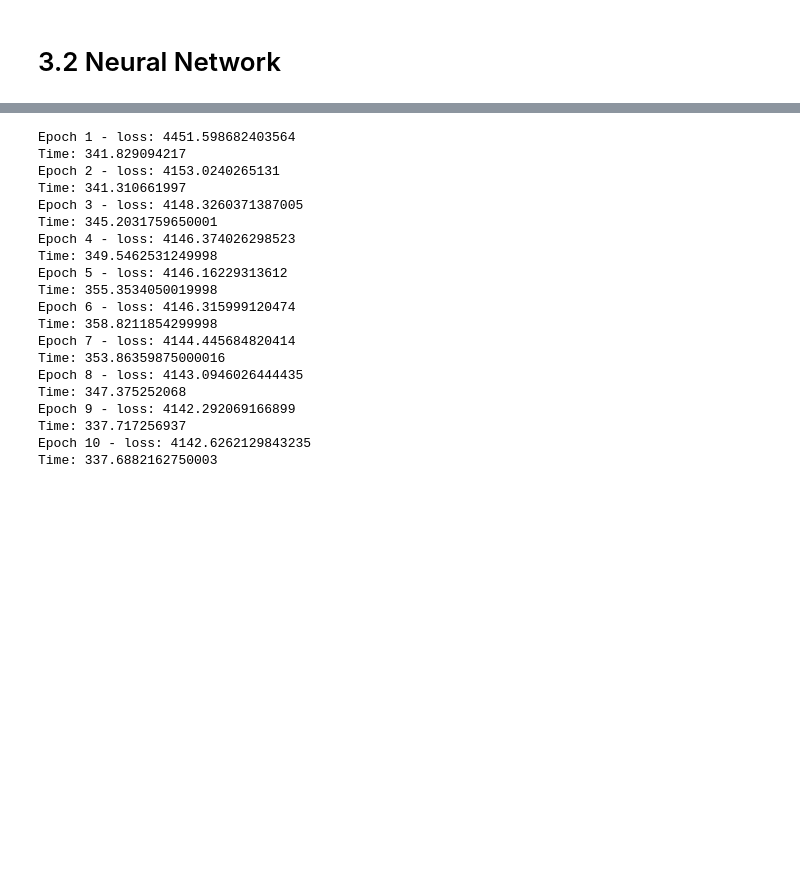
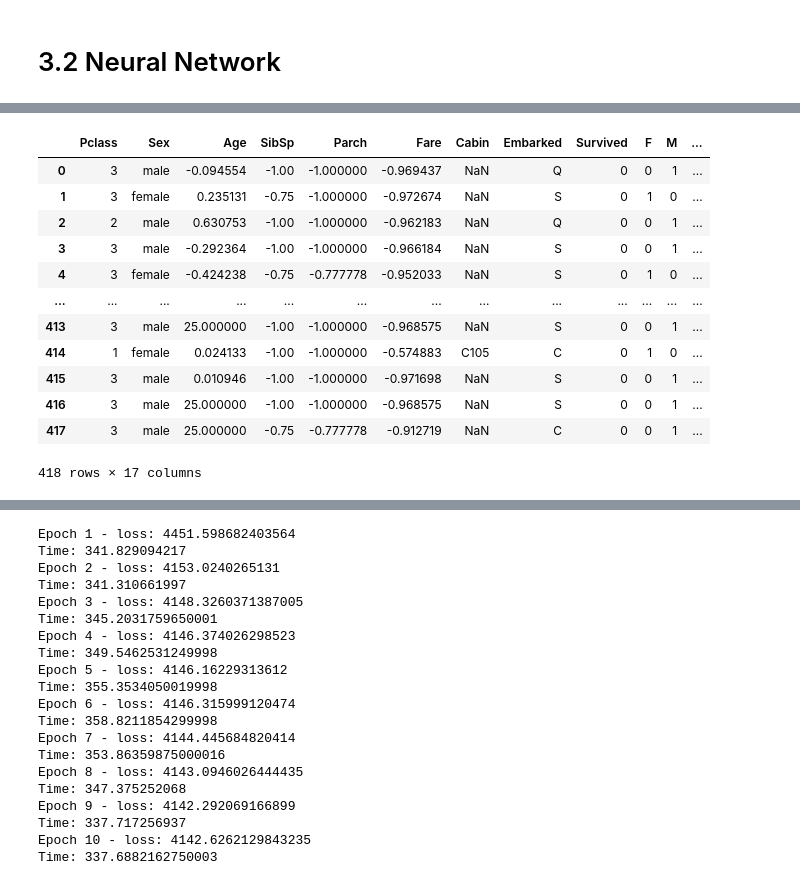
Before and after one commit to joehyunkim5/MLPractice, a Jupyter notebook: titanic.ipynb, the cells around one changed output, grey strips where cells are left out. Saved outputs shown, nothing was run; the diff lists cells and outputs as text; code cells hidden in the pictures; blank space fills up the shorter version.

```diff
--- a/titanic.ipynb
+++ b/titanic.ipynb
@@ -25,7 +25,16 @@ def get_dense_array(ratings_df):
     return ratings
 # %%
 train = get_train_data()
-train.drop(columns = ['PassengerId', 'Name', 'Ticket'])
+train_survived = train.Survived
+train = train.drop(columns = ['PassengerId', 'Name', 'Ticket'])
+
+test = get_test_data()
+test_id = test.PassengerId
+test = test.drop(columns = ['PassengerId', 'Name', 'Ticket'])
+
+train_survived_df, val_survived_df, test_survived_df = split_train_val_test(train)
+
+
 # movies = get_movie_data()
 # ratings = get_rating_data()
 # train_ratings_df, val_ratings_df, test_ratings_df = split_train_val_test(ratings)
@@ -68,7 +63,7 @@ from torch import nn
 import torch.nn.functional as F
 # %%
 from sklearn.preprocessing import MinMaxScaler
-def min_max_normalize(df, ignore_cols=['survived, PassengerId']):
+def min_max_normalize(df, ignore_cols=[]):
     ''' Applies min-max normalization to numerical features in df.
 
     Values are scaled to [-1, 1]
@@ -87,17 +82,25 @@ def min_max_normalize(df, ignore_cols=['survived, PassengerId']):
 # 2. Calculate average rating for a movie and user
 def process_features(df_old):
     df = df_old.copy()
-    df_num = min_max_normalize(df)
+    df_num = min_max_normalize(df, ['Pclass', 'Survived'])
     #PassengerId - Survived - Pclass - Name - Sex - Ae- SibSp - Parch - Ticket - Fare - Cabin - Embarked
-    df['age'] = df_num.Age
+    df['Age'] = df_num.Age
     df['Fare']= df_num.Fare
     df['SibSp'] = df_num.SibSp
     df['Parch'] = df_num.Parch
-    sex_categorical = pd.get_dummies(df.sex)
+#     Change na values
+    df['Age'] = df['Age'].fillna(25)
+    df['Sex'] = df['Sex'].fillna('Male')
+    df['Fare'] = df['Fare'].fillna(df['Fare'].mean())
+    df['SibSp'] = df['SibSp'].fillna(df['SibSp'].mean())
+    df['Parch'] = df['Parch'].fillna(df['Parch'].mean())
+    # Handle categorical
+    sex_categorical = pd.get_dummies(df.Sex)
+    df[['F', 'M']] = sex_categorical[['female', 'male']]
     pclass_categorical = pd.get_dummies(df.Pclass)
-    cabin_categorical = pd.get_dummies(df.Cabin)
+    df[['P1', 'P2', 'P3']] = pclass_categorical[[1, 2, 3]]
     embarked_categorical = pd.get_dummies(df.Embarked)
-    print(sex_categorical)
+    df = pd.concat([df, embarked_categorical], axis=1);
     return df
 # %%
 process_features(train)
@@ -143,2 +154,9 @@ processed_test_df = process_features(test_ratings_df)
+# %%
+processed_train_df = process_features(train_survived_df)
+processed_val_df = process_features(val_survived_df)
+processed_test_df = process_features(test_survived_df)
+# add empty survival column to the test set
+test['Survived'] = 0
+processed_final_test_df = process_features(test)
 # %%
 from torch.utils.data import Dataset, DataLoader
@@ -162,3 +183,19 @@ testloader = DataLoader(test_data, batch_size = 256, num_workers = 0)
+# %%
+processed_final_test_df
+# %% [output]
+|  | Pclass | Sex | Age | SibSp | Parch | Fare | Cabin | Embarked | Survived | F | M | ... |
+| 0 | 3 | male | -0.094554 | -1.00 | -1.000000 | -0.969437 | NaN | Q | 0 | 0 | 1 | ... |
+| 1 | 3 | female | 0.235131 | -0.75 | -1.000000 | -0.972674 | NaN | S | 0 | 1 | 0 | ... |
+| 2 | 2 | male | 0.630753 | -1.00 | -1.000000 | -0.962183 | NaN | Q | 0 | 0 | 1 | ... |
+| 3 | 3 | male | -0.292364 | -1.00 | -1.000000 | -0.966184 | NaN | S | 0 | 0 | 1 | ... |
+| 4 | 3 | female | -0.424238 | -0.75 | -0.777778 | -0.952033 | NaN | S | 0 | 1 | 0 | ... |
+| ... | ... | ... | ... | ... | ... | ... | ... | ... | ... | ... | ... | ... |
+| 413 | 3 | male | 25.000000 | -1.00 | -1.000000 | -0.968575 | NaN | S | 0 | 0 | 1 | ... |
+| 414 | 1 | female | 0.024133 | -1.00 | -1.000000 | -0.574883 | C105 | C | 0 | 1 | 0 | ... |
+| 415 | 3 | male | 0.010946 | -1.00 | -1.000000 | -0.971698 | NaN | S | 0 | 0 | 1 | ... |
+| 416 | 3 | male | 25.000000 | -1.00 | -1.000000 | -0.968575 | NaN | S | 0 | 0 | 1 | ... |
+| 417 | 3 | male | 25.000000 | -0.75 | -0.777778 | -0.912719 | NaN | C | 0 | 0 | 1 | ... |
+418 rows × 17 columns
 # %%
 import torch.optim as optim
 import time
```
Also changed, not shown: parts of 16 cells of this notebook, 1 other file.
